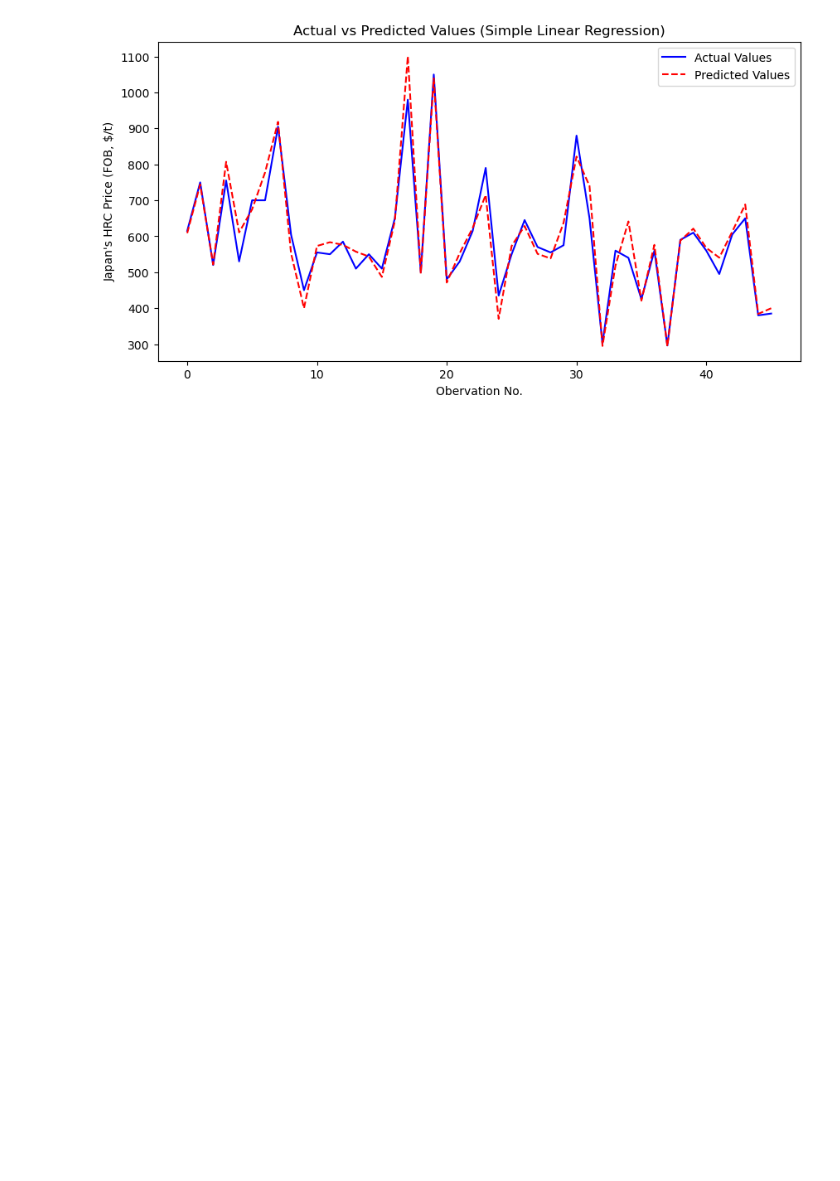
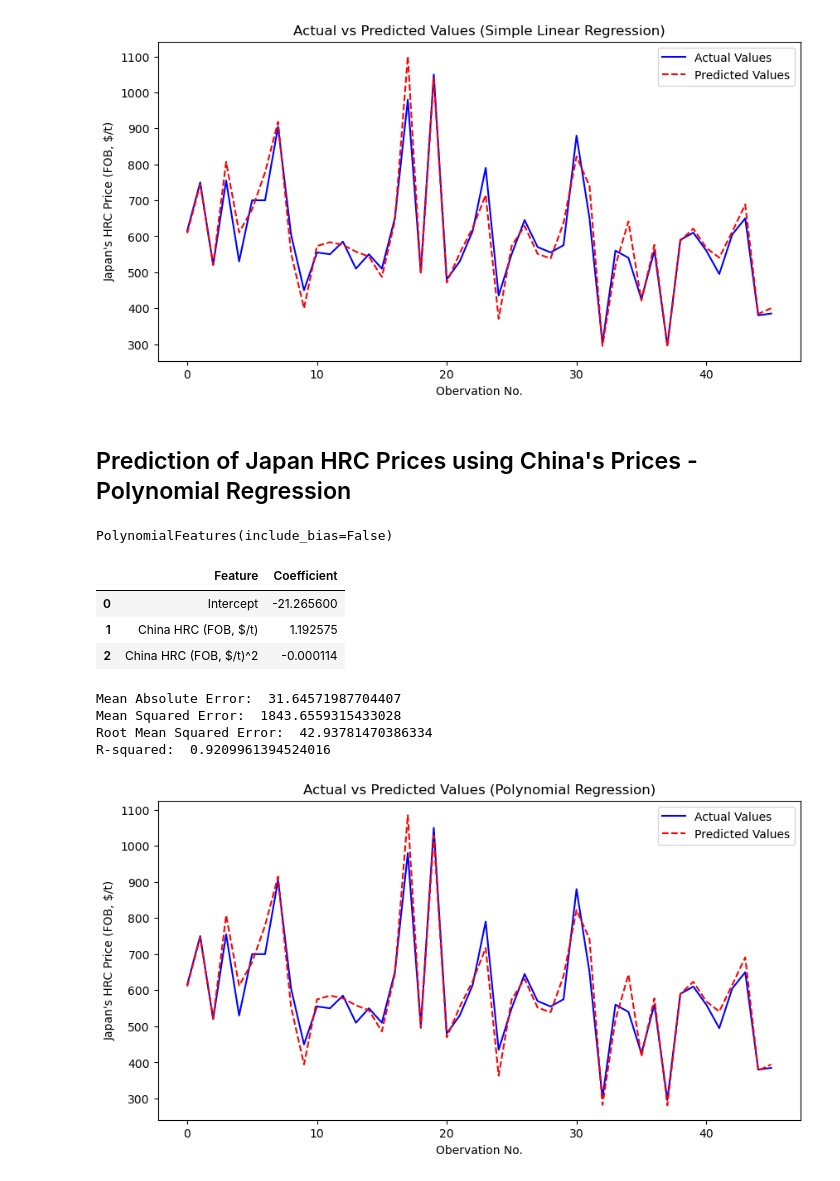
Before and after one commit to nguyenhpnguyen/BT4103-Business-Analytics-Capstone-Project, a Jupyter notebook: notebook/05_hrc_price_Japan_prediction.ipynb, the cells around one changed output. Cells and saved outputs as stored; diff of their text form; code cells hidden in the pictures; blank space fills up the shorter version.

Commit message:
Add polynomial regression for Japan's HRC Prices

```diff
--- a/notebook/05_hrc_price_Japan_prediction.ipynb
+++ b/notebook/05_hrc_price_Japan_prediction.ipynb
@@ -145,3 +154,66 @@ plt.legend()
 plt.show()
 # %% [output]
 [figure]
+# %% [markdown]
+## Prediction of Japan HRC Prices using China's Prices - Polynomial Regression
+# %%
+# Working with second degree polynomial
+poly = PolynomialFeatures(degree=2, include_bias=False)
+poly
+# %% [output]
+PolynomialFeatures(include_bias=False)
+# %%
+# Transform BOTH training and testing data
+X_train_poly = poly.fit_transform(X_train)  # Fit and transform for training
+X_test_poly = poly.transform(X_test)        # Only transform for testing
+
+# Train the model using transformed training data
+model = LinearRegression()
+model.fit(X_train_poly, y_train)
+
+# Predict using the transformed test data
+y_pred_poly = model.predict(X_test_poly)
+# %%
+# Get feature names and coefficients
+feature_names_poly = ["Intercept"] + list(poly.get_feature_names_out(input_features=X.columns))
+intercept_poly = model.intercept_
+coef_poly = model.coef_
+
+coefficients_poly = [intercept_poly] + list(coef_poly)
+
+# Display results
+pd.DataFrame({"Feature": feature_names_poly, "Coefficient": coefficients_poly})
+# %% [output]
+|  | Feature | Coefficient |
+| 0 | Intercept | -21.265600 |
+| 1 | China HRC (FOB, $/t) | 1.192575 |
+| 2 | China HRC (FOB, $/t)^2 | -0.000114 |
+# %%
+# Error metrics
+mae_poly = mean_absolute_error(y_test, y_pred_poly)
+mse_poly = mean_squared_error(y_test, y_pred_poly)
+rmse_poly = np.sqrt(mean_squared_error(y_test, y_pred_poly))
+r2_poly = r2_score(y_test, y_pred_poly)
+
+print('Mean Absolute Error: ', mae_poly)
+print('Mean Squared Error: ', mse_poly)
+print('Root Mean Squared Error: ', rmse_poly)
+print('R-squared: ', r2_poly)
+# %% [output]
+Mean Absolute Error:  31.64571987704407
+Mean Squared Error:  1843.6559315433028
+Root Mean Squared Error:  42.93781470386334
+R-squared:  0.9209961394524016
+# %%
+# Assuming y_test and y_pred are 1D arrays
+plt.figure(figsize=(10, 5))
+plt.plot(np.arange(len(y_test)), y_test, label="Actual Values", color="blue")
+plt.plot(np.arange(len(y_pred_poly)), y_pred_poly, label="Predicted Values", color="red", linestyle="dashed")
+
+plt.xlabel("Obervation No.")
+plt.ylabel("Japan's HRC Price (FOB, $/t)")
+plt.title("Actual vs Predicted Values (Polynomial Regression)")
+plt.legend()
+plt.show()
+# %% [output]
+[figure, added]
```
Also changed, not shown: parts of 5 cells of this notebook.
